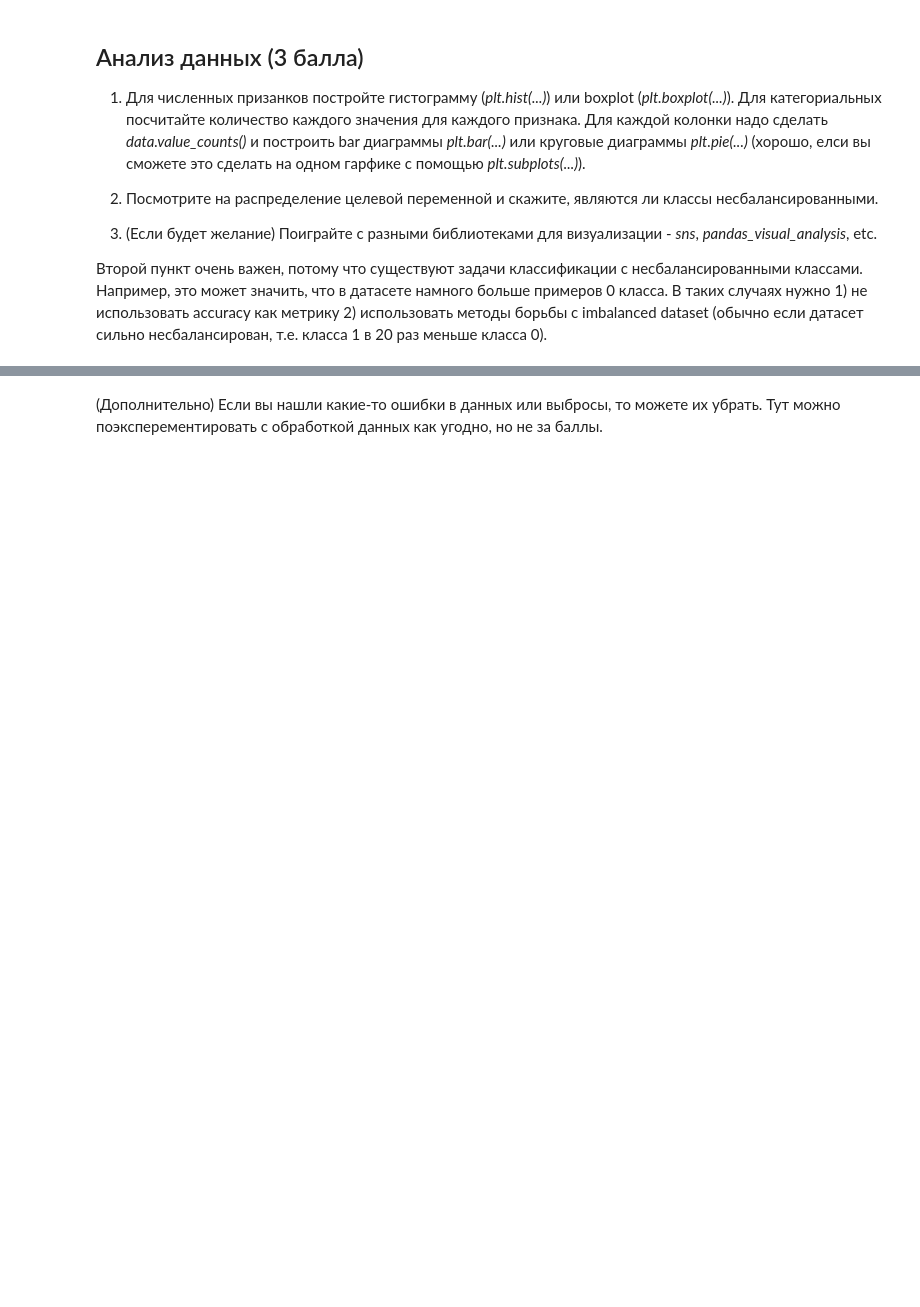
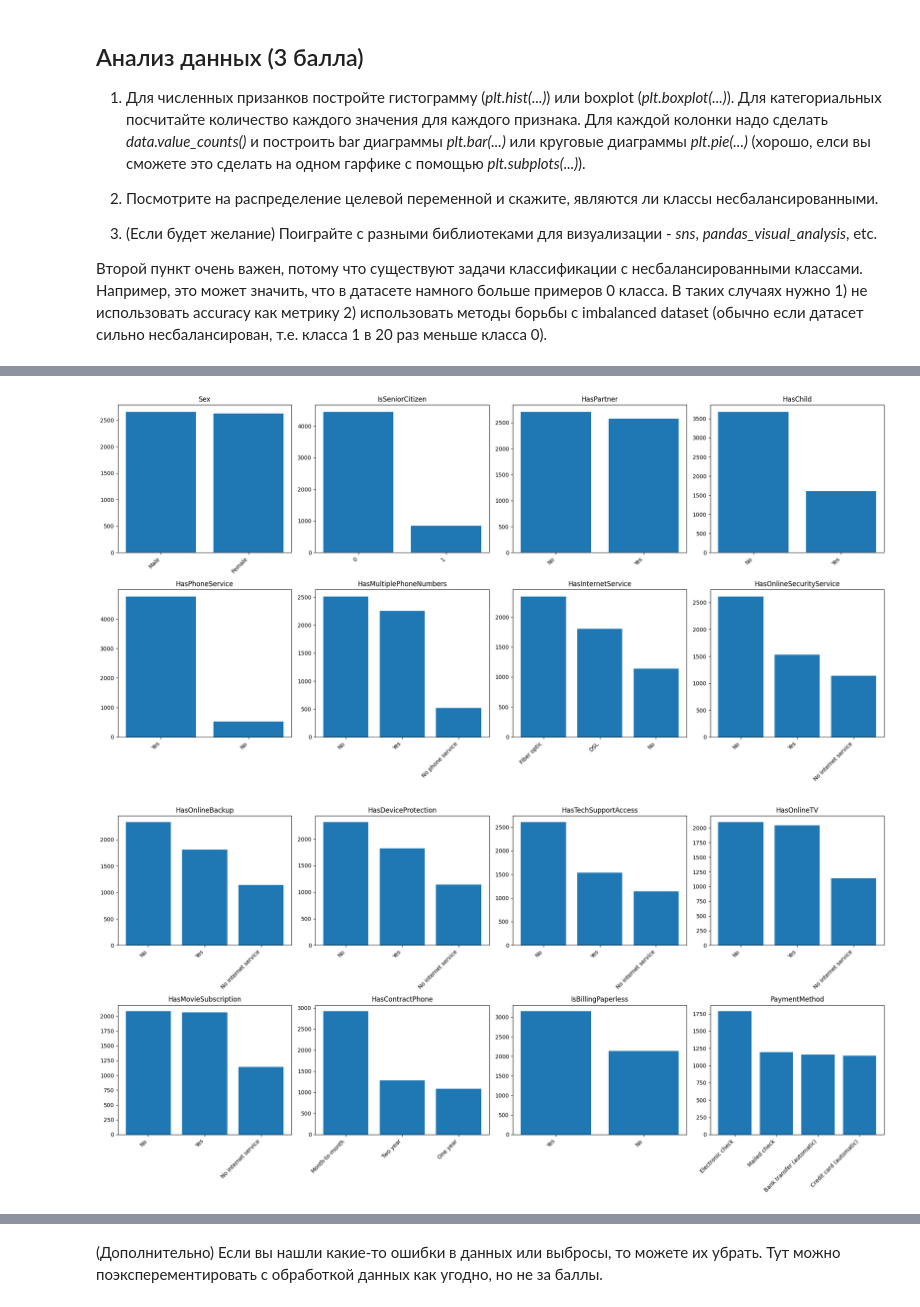
Before and after one commit to dancher00/dls, a Jupyter notebook: hw_3_kaggle.ipynb, the cells around one changed output, grey strips where cells are left out. Drawn from its saved outputs; the diff is of its cells as text; code cells hidden in the pictures; blank space fills up the shorter version.

```diff
--- a/hw_3_kaggle.ipynb
+++ b/hw_3_kaggle.ipynb
@@ -158,0 +225,29 @@ target_col = 'Churn'
+# %%
+fig, axes = plt.subplots(2, 4, figsize=(20, 10))
+axes = axes.flatten()
+
+for i, col in enumerate(cat_cols[:8]):
+    value_counts = data[col].value_counts()
+    axes[i].bar(range(len(value_counts)), value_counts.values)
+    axes[i].set_title(f'{col}')
+    axes[i].set_xticks(range(len(value_counts)))
+    axes[i].set_xticklabels(value_counts.index, rotation=45, ha='right')
+
+plt.tight_layout()
+plt.show()
+
+fig, axes = plt.subplots(2, 4, figsize=(20, 10))
+axes = axes.flatten()
+
+for i, col in enumerate(cat_cols[8:]):
+    value_counts = data[col].value_counts()
+    axes[i].bar(range(len(value_counts)), value_counts.values)
+    axes[i].set_title(f'{col}')
+    axes[i].set_xticks(range(len(value_counts)))
+    axes[i].set_xticklabels(value_counts.index, rotation=45, ha='right')
+
+plt.tight_layout()
+plt.show()
+# %% [output]
+[figure, added]
+[figure, added]
```
Also changed, not shown: parts of 21 cells of this notebook.
